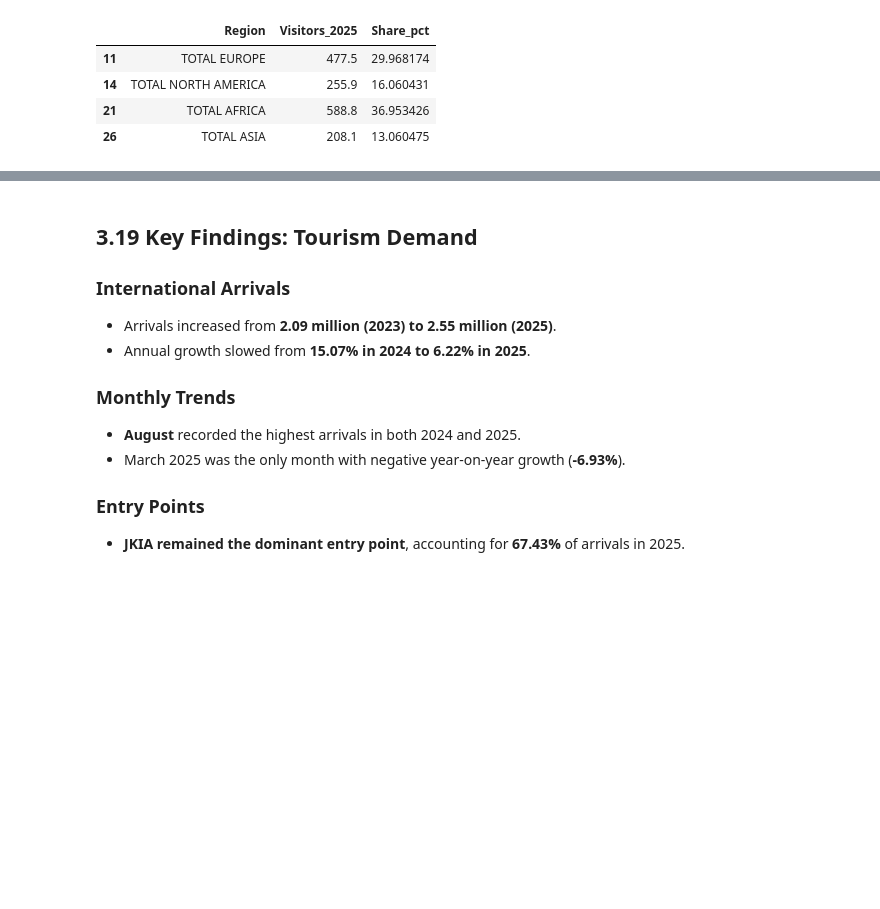
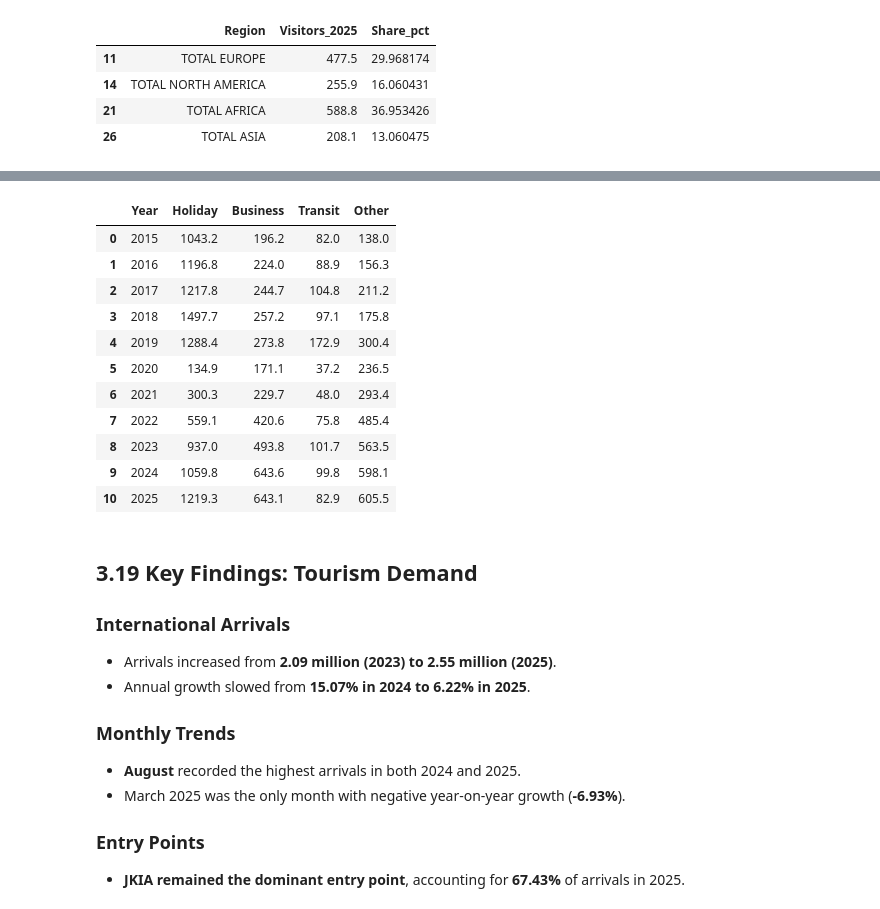
Before and after one commit to james-mutunga/Final-Capstone-Project, a Jupyter notebook: kenya_tourism_analysis.ipynb, the cells around one changed output, grey strips where cells are left out. Cells and saved outputs as stored; diff of their text form; code cells hidden in the pictures; blank space fills up the shorter version.

Commit message:
Update Kenya tourism analysis and Tableau dashboard

```diff
--- a/kenya_tourism_analysis.ipynb
+++ b/kenya_tourism_analysis.ipynb
@@ -835,0 +850,27 @@ regional_totals.round(2)
+# %%
+import pandas as pd
+
+purpose_data = {
+    "Year": list(range(2015, 2026)),
+    "Holiday": [1043.2, 1196.8, 1217.8, 1497.7, 1288.4, 134.9, 300.3, 559.1, 937.0, 1059.8, 1219.3],
+    "Business": [196.2, 224.0, 244.7, 257.2, 273.8, 171.1, 229.7, 420.6, 493.8, 643.6, 643.1],
+    "Transit": [82.0, 88.9, 104.8, 97.1, 172.9, 37.2, 48.0, 75.8, 101.7, 99.8, 82.9],
+    "Other": [138.0, 156.3, 211.2, 175.8, 300.4, 236.5, 293.4, 485.4, 563.5, 598.1, 605.5]
+}
+
+purpose_df = pd.DataFrame(purpose_data)
+
+purpose_df
+# %% [output]
+|  | Year | Holiday | Business | Transit | Other |
+| 0 | 2015 | 1043.2 | 196.2 | 82.0 | 138.0 |
+| 1 | 2016 | 1196.8 | 224.0 | 88.9 | 156.3 |
+| 2 | 2017 | 1217.8 | 244.7 | 104.8 | 211.2 |
+| 3 | 2018 | 1497.7 | 257.2 | 97.1 | 175.8 |
+| 4 | 2019 | 1288.4 | 273.8 | 172.9 | 300.4 |
+| 5 | 2020 | 134.9 | 171.1 | 37.2 | 236.5 |
+| 6 | 2021 | 300.3 | 229.7 | 48.0 | 293.4 |
+| 7 | 2022 | 559.1 | 420.6 | 75.8 | 485.4 |
+| 8 | 2023 | 937.0 | 493.8 | 101.7 | 563.5 |
+| 9 | 2024 | 1059.8 | 643.6 | 99.8 | 598.1 |
+| 10 | 2025 | 1219.3 | 643.1 | 82.9 | 605.5 |
```
Also changed, not shown: parts of 18 cells of this notebook, 5 other files.
